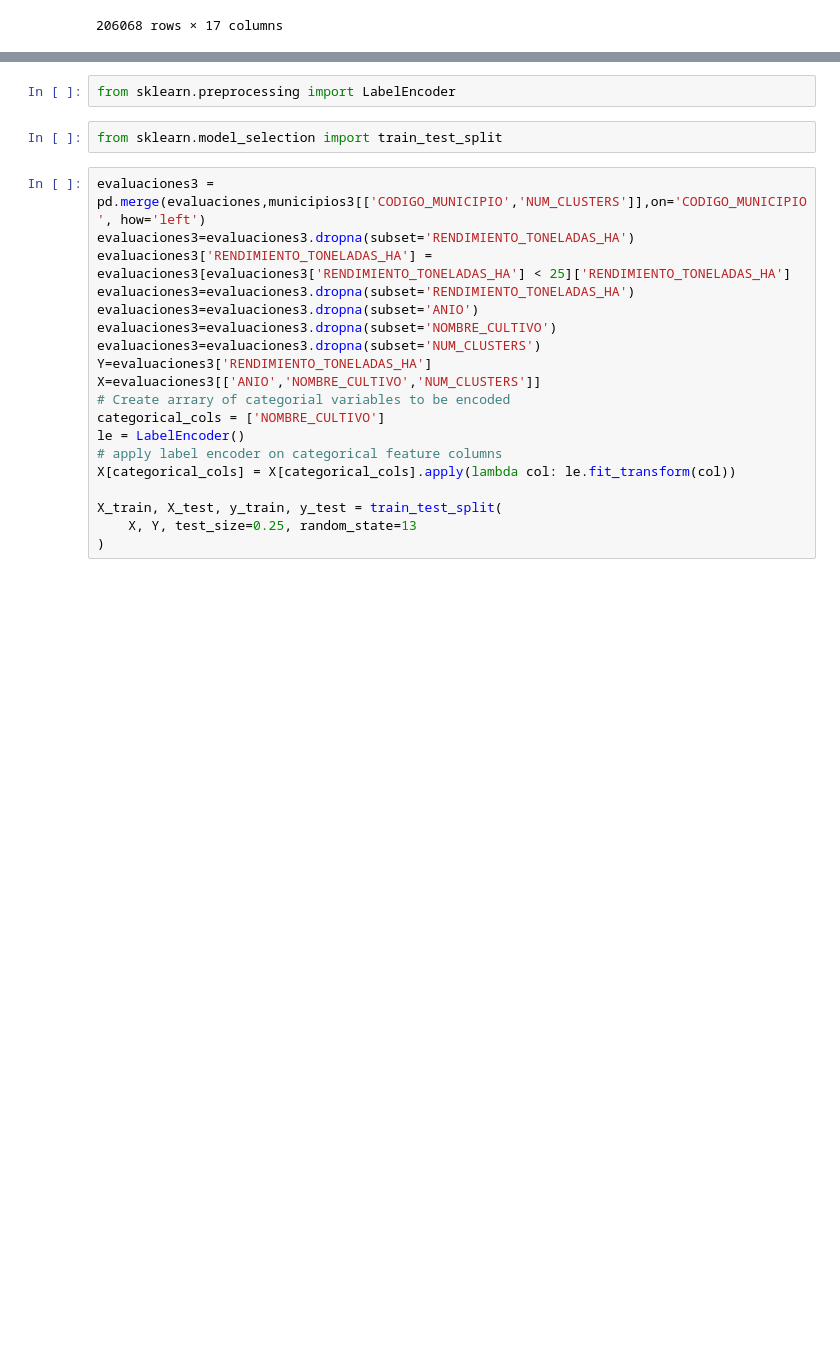
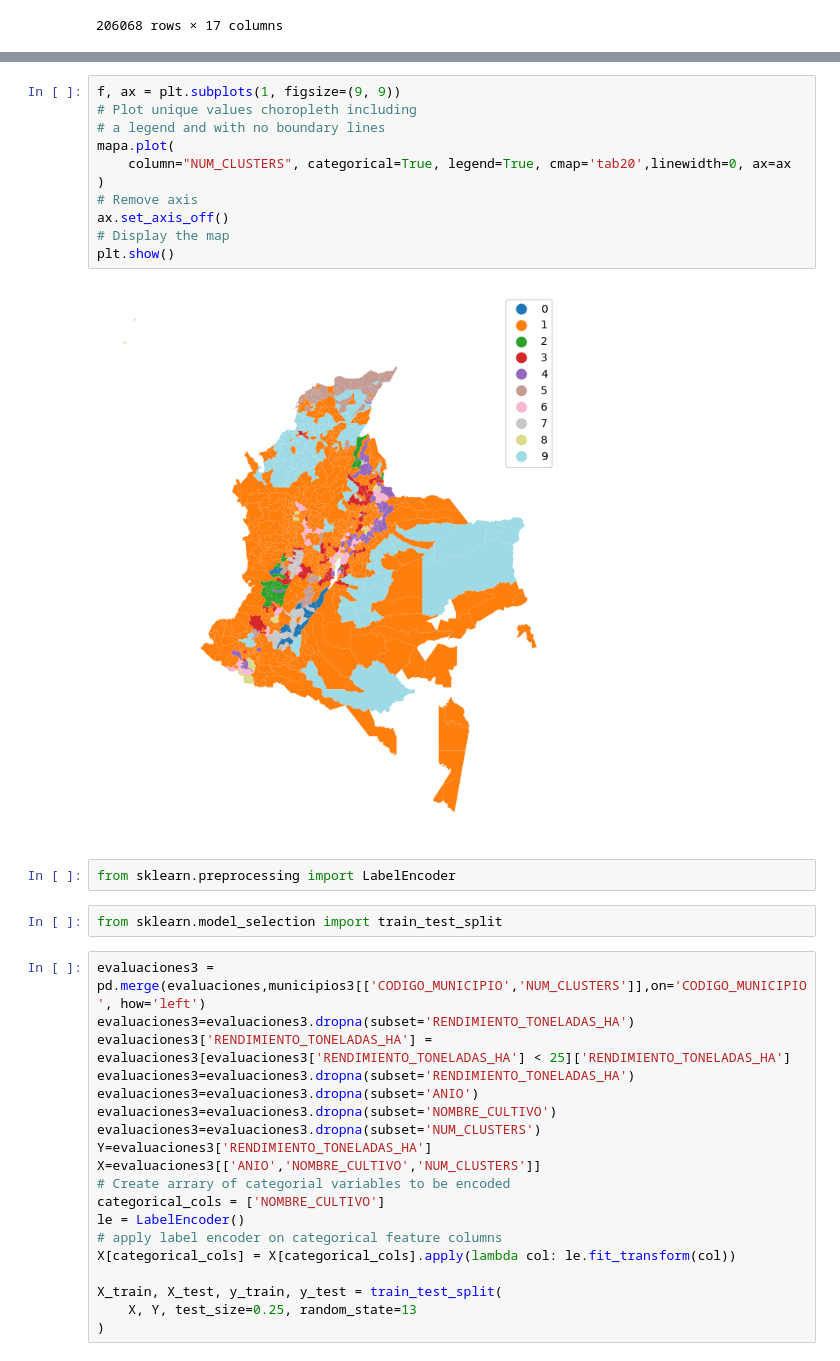
Before and after one commit to PedrazaDuban/MIAD_DSA_rotacion_cultivos, a Jupyter notebook: Scripts/ExploracionDatos.ipynb, the cells around one changed output, grey strips where cells are left out. Saved outputs shown, nothing was run; the diff lists cells and outputs as text; blank space fills up the shorter version.

```diff
--- a/Scripts/ExploracionDatos.ipynb
+++ b/Scripts/ExploracionDatos.ipynb
@@ -265,3 +317,16 @@ municipios3
+# %%
+f, ax = plt.subplots(1, figsize=(9, 9))
+# Plot unique values choropleth including
+# a legend and with no boundary lines
+mapa.plot(
+    column="NUM_CLUSTERS", categorical=True, legend=True, cmap='tab20',linewidth=0, ax=ax
+)
+# Remove axis
+ax.set_axis_off()
+# Display the map
+plt.show()
+# %% [output]
+[figure, added]
 # %%
 from sklearn.preprocessing import LabelEncoder
 # %%
```
Also changed, not shown: parts of 6 cells of this notebook, 1 other file.
